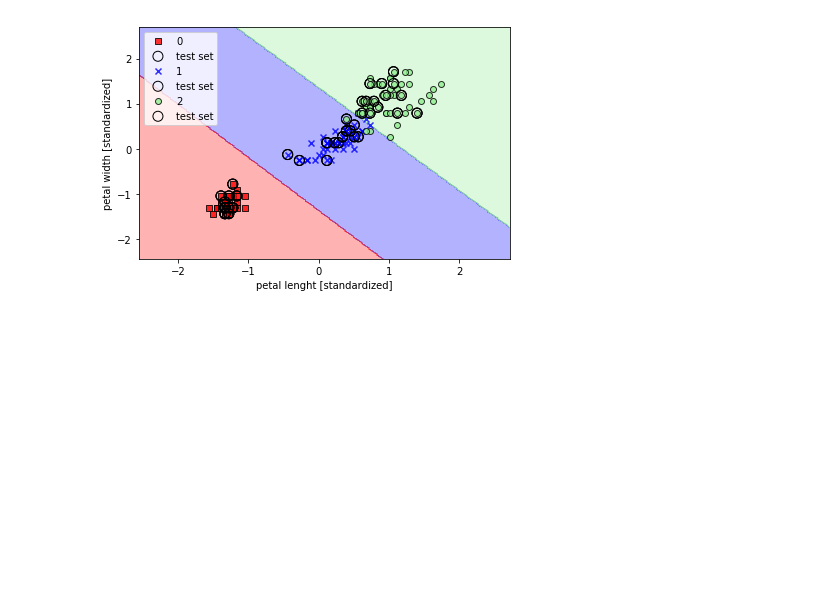
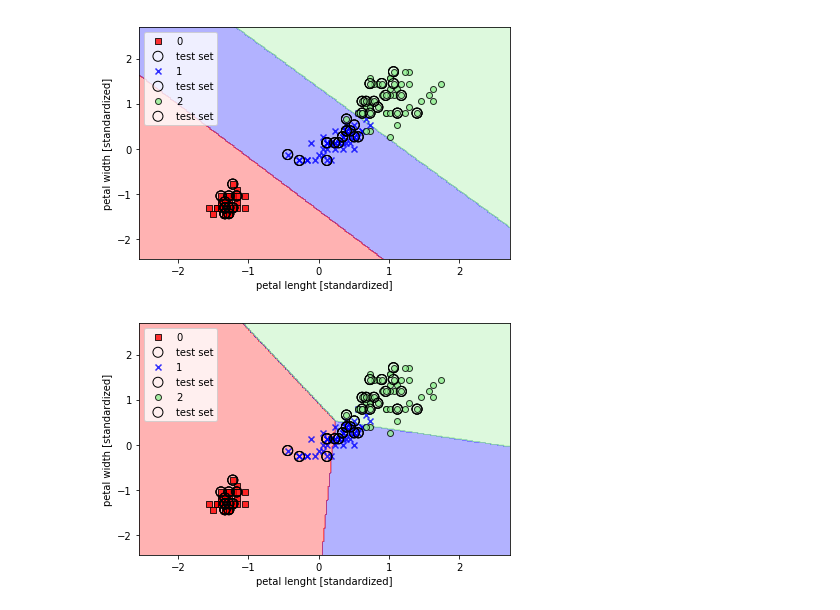
Before and after one commit to shokirovnozir/ML, a Jupyter notebook: pythonML.ipynb, the cells around one changed output. Drawn from its saved outputs; the diff is of its cells as text; code cells hidden in the pictures; blank space fills up the shorter version.

```diff
--- a/pythonML.ipynb
+++ b/pythonML.ipynb
@@ -822,3 +822,18 @@ plt.tight_layout()
 plt.show()
 # %% [output]
 [figure]
+# %%
+from sklearn.linear_model import SGDClassifier
+ppn = SGDClassifier(loss='perceptron')
+lr = SGDClassifier(loss='log')
+svm = SGDClassifier(loss='hinge')
+# %%
+ppn.fit(X_train_std, y_train)
+plot_decision_regions(X_combined_std, y_combined, classifier=ppn, test_idx=range(105,150))
+plt.xlabel('petal lenght [standardized]')
+plt.ylabel('petal width [standardized]')
+plt.legend(loc='upper left')
+plt.tight_layout()
+plt.show()
+# %% [output]
+[figure, added]
```
Also changed, not shown: parts of 2 cells of this notebook.
